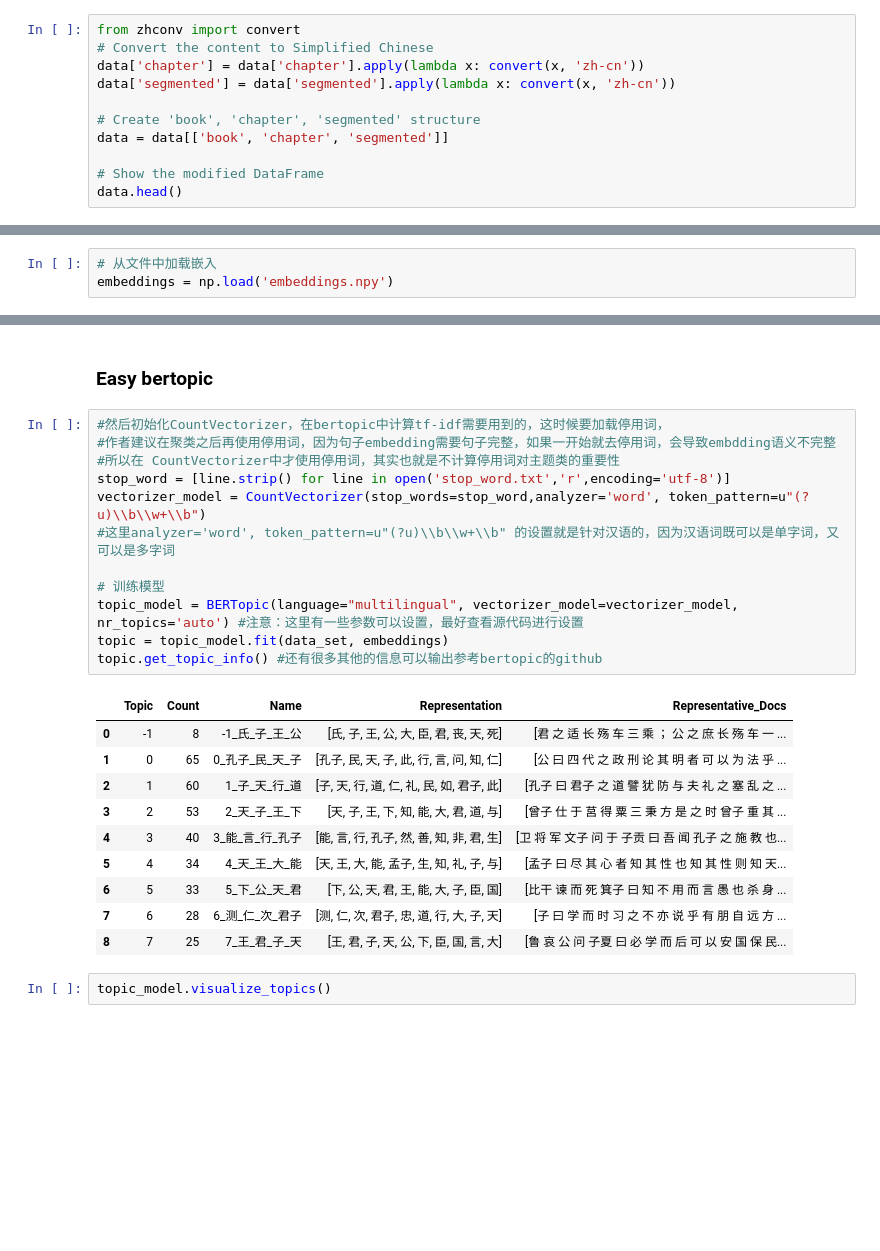
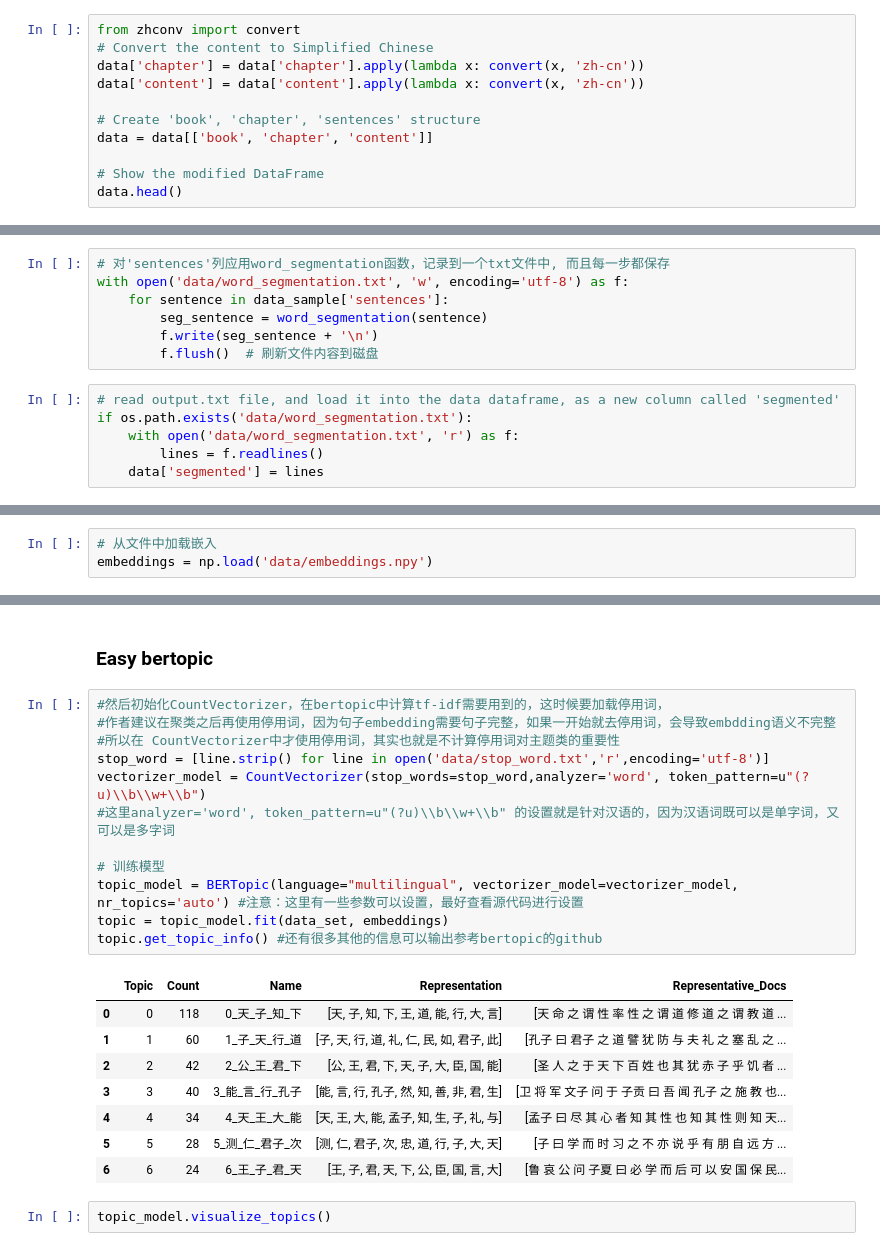
Before and after one commit to WayerLiu/DH-412-History, a Jupyter notebook: bertopic_new.ipynb, the cells around one changed output, grey strips where cells are left out. Cells and saved outputs as stored; diff of their text form; blank space fills up the shorter version.

```diff
--- a/bertopic_new.ipynb
+++ b/bertopic_new.ipynb
@@ -46,10 +51,10 @@ data.head()
 from zhconv import convert
 # Convert the content to Simplified Chinese
 data['chapter'] = data['chapter'].apply(lambda x: convert(x, 'zh-cn'))
-data['segmented'] = data['segmented'].apply(lambda x: convert(x, 'zh-cn'))
+data['content'] = data['content'].apply(lambda x: convert(x, 'zh-cn'))
 
-# Create 'book', 'chapter', 'segmented' structure
-data = data[['book', 'chapter', 'segmented']]
+# Create 'book', 'chapter', 'sentences' structure
+data = data[['book', 'chapter', 'content']]
 
 # Show the modified DataFrame
 data.head()
@@ -62,0 +68,13 @@ data.head()
+# %%
+# 对'sentences'列应用word_segmentation函数，记录到一个txt文件中, 而且每一步都保存
+with open('data/word_segmentation.txt', 'w', encoding='utf-8') as f:
+    for sentence in data_sample['sentences']:
+        seg_sentence = word_segmentation(sentence)
+        f.write(seg_sentence + '\n')
+        f.flush()  # 刷新文件内容到磁盘
+# %%
+# read output.txt file, and load it into the data dataframe, as a new column called 'segmented'
+if os.path.exists('data/word_segmentation.txt'):
+    with open('data/word_segmentation.txt', 'r') as f:
+        lines = f.readlines()
+    data['segmented'] = lines
@@ -265,7 +265,7 @@ Processed 352/346 sentences
 (346, 16128)
 # %%
 # 从文件中加载嵌入
-embeddings = np.load('embeddings.npy')
+embeddings = np.load('data/embeddings.npy')
 # %%
 print(embeddings.shape, ren_data.shape)
 # %% [output]
@@ -293,26 +293,24 @@ plt.show()
 # %%
 #然后初始化CountVectorizer，在bertopic中计算tf-idf需要用到的，这时候要加载停用词，
 #作者建议在聚类之后再使用停用词，因为句子embedding需要句子完整，如果一开始就去停用词，会导致embdding语义不完整
 #所以在 CountVectorizer中才使用停用词，其实也就是不计算停用词对主题类的重要性
-stop_word = [line.strip() for line in open('stop_word.txt','r',encoding='utf-8')]
+stop_word = [line.strip() for line in open('data/stop_word.txt','r',encoding='utf-8')]
 vectorizer_model = CountVectorizer(stop_words=stop_word,analyzer='word', token_pattern=u"(?u)\\b\\w+\\b")
 #这里analyzer='word', token_pattern=u"(?u)\\b\\w+\\b" 的设置就是针对汉语的，因为汉语词既可以是单字词，又可以是多字词
 
 # 训练模型
 topic_model = BERTopic(language="multilingual", vectorizer_model=vectorizer_model, nr_topics='auto') #注意：这里有一些参数可以设置，最好查看源代码进行设置
 topic = topic_model.fit(data_set, embeddings)
 topic.get_topic_info() #还有很多其他的信息可以输出参考bertopic的github
 # %% [output]
 |  | Topic | Count | Name | Representation | Representative_Docs |
-| 0 | -1 | 8 | -1_氏_子_王_公 | [氏, 子, 王, 公, 大, 臣, 君, 丧, 天, 死] | [君 之 适 长 殇 车 三 乘 ； 公 之 庶 长 殇 车 一 ... |
-| 1 | 0 | 65 | 0_孔子_民_天_子 | [孔子, 民, 天, 子, 此, 行, 言, 问, 知, 仁] | [公 曰 四 代 之 政 刑 论 其 明 者 可 以 为 法 乎 ... |
-| 2 | 1 | 60 | 1_子_天_行_道 | [子, 天, 行, 道, 仁, 礼, 民, 如, 君子, 此] | [孔子 曰 君子 之 道 譬 犹 防 与 夫 礼 之 塞 乱 之 ... |
-| 3 | 2 | 53 | 2_天_子_王_下 | [天, 子, 王, 下, 知, 能, 大, 君, 道, 与] | [曾子 仕 于 莒 得 粟 三 秉 方 是 之 时 曾子 重 其 ... |
-| 4 | 3 | 40 | 3_能_言_行_孔子 | [能, 言, 行, 孔子, 然, 善, 知, 非, 君, 生] | [卫 将 军 文子 问 于 子贡 曰 吾 闻 孔子 之 施 教 也... |
-| 5 | 4 | 34 | 4_天_王_大_能 | [天, 王, 大, 能, 孟子, 生, 知, 礼, 子, 与] | [孟子 曰 尽 其 心 者 知 其 性 也 知 其 性 则 知 天... |
-| 6 | 5 | 33 | 5_下_公_天_君 | [下, 公, 天, 君, 王, 能, 大, 子, 臣, 国] | [比干 谏 而 死 箕子 曰 知 不 用 而 言 愚 也 杀 身 ... |
-| 7 | 6 | 28 | 6_测_仁_次_君子 | [测, 仁, 次, 君子, 忠, 道, 行, 大, 子, 天] | [子 曰 学 而 时 习 之 不 亦 说 乎 有 朋 自 远 方 ... |
-| 8 | 7 | 25 | 7_王_君_子_天 | [王, 君, 子, 天, 公, 下, 臣, 国, 言, 大] | [鲁 哀 公 问 子夏 曰 必 学 而 后 可 以 安 国 保 民... |
+| 0 | 0 | 118 | 0_天_子_知_下 | [天, 子, 知, 下, 王, 道, 能, 行, 大, 言] | [天 命 之 谓 性 率 性 之 谓 道 修 道 之 谓 教 道 ... |
+| 1 | 1 | 60 | 1_子_天_行_道 | [子, 天, 行, 道, 礼, 仁, 民, 如, 君子, 此] | [孔子 曰 君子 之 道 譬 犹 防 与 夫 礼 之 塞 乱 之 ... |
+| 2 | 2 | 42 | 2_公_王_君_下 | [公, 王, 君, 下, 天, 子, 大, 臣, 国, 能] | [圣 人 之 于 天 下 百 姓 也 其 犹 赤 子 乎 饥 者 ... |
+| 3 | 3 | 40 | 3_能_言_行_孔子 | [能, 言, 行, 孔子, 然, 知, 善, 非, 君, 生] | [卫 将 军 文子 问 于 子贡 曰 吾 闻 孔子 之 施 教 也... |
+| 4 | 4 | 34 | 4_天_王_大_能 | [天, 王, 大, 能, 孟子, 知, 生, 子, 礼, 与] | [孟子 曰 尽 其 心 者 知 其 性 也 知 其 性 则 知 天... |
+| 5 | 5 | 28 | 5_测_仁_君子_次 | [测, 仁, 君子, 次, 忠, 道, 行, 子, 大, 天] | [子 曰 学 而 时 习 之 不 亦 说 乎 有 朋 自 远 方 ... |
+| 6 | 6 | 24 | 6_王_子_君_天 | [王, 子, 君, 天, 下, 公, 臣, 国, 言, 大] | [鲁 哀 公 问 子夏 曰 必 学 而 后 可 以 安 国 保 民... |
 # %%
 topic_model.visualize_topics()
 # %%
```
Also changed, not shown: parts of 16 cells of this notebook, 5 other files.
